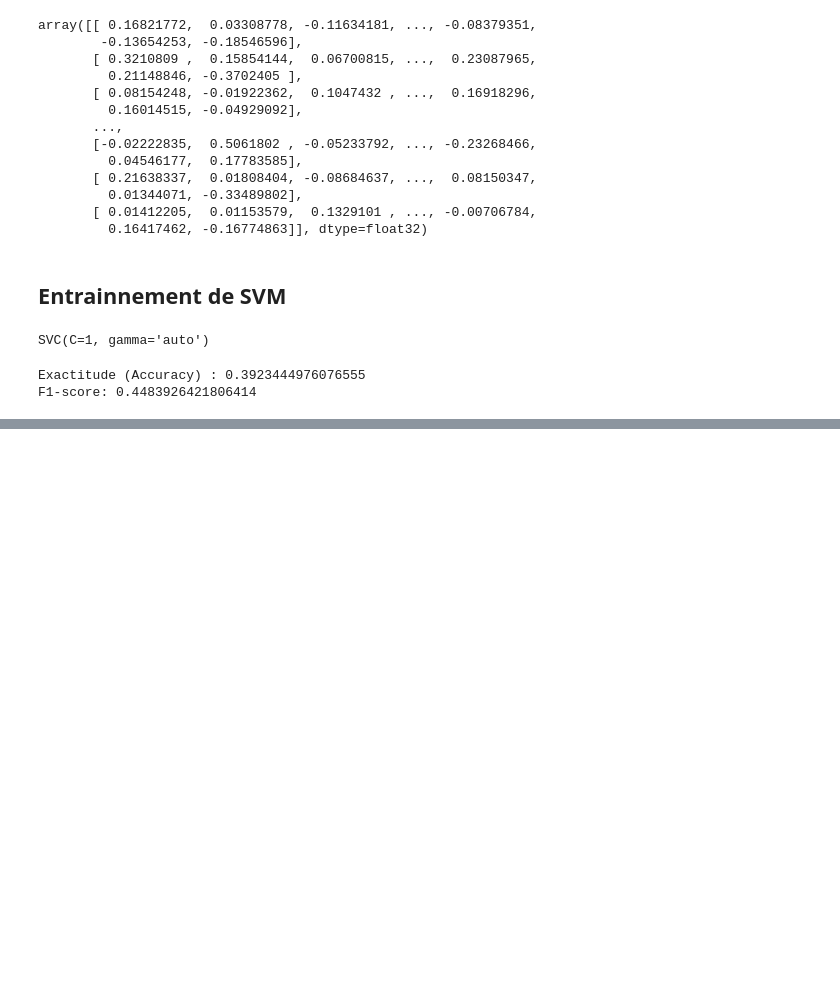
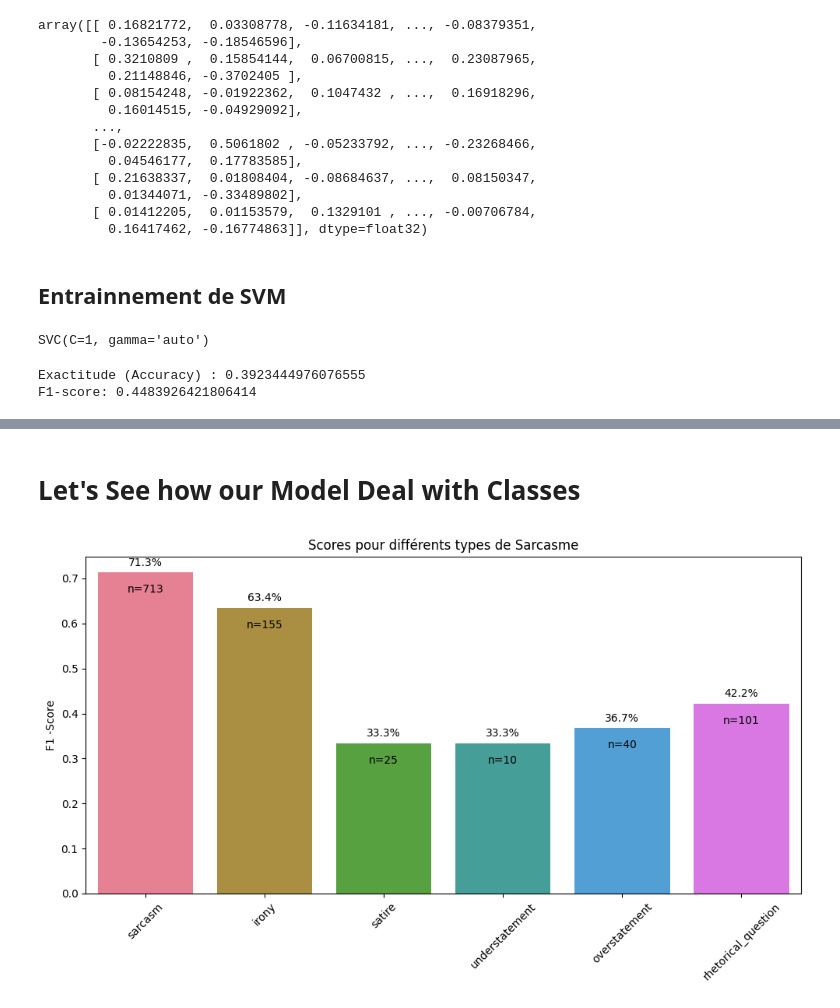
Before and after one commit to Boussairi/NLP-Project, a Jupyter notebook: Task B.ipynb, the cells around one changed output, grey strips where cells are left out. Drawn from its saved outputs; the diff is of its cells as text; code cells hidden in the pictures; blank space fills up the shorter version.

Commit message:
Add visualization

```diff
--- a/Task B.ipynb
+++ b/Task B.ipynb
@@ -314,0 +315,2 @@ F1-score: 0.4483926421806414
+# %% [markdown]
+# Let's See how our Model Deal with Classes
@@ -314,0 +324,43 @@ F1-score: 0.4483926421806414
+# %%
+y_pred = clf.predict(df_melted.loc[indices0]['tweet_embedding'].tolist())
+f1score_0 = f1_score (df_melted.loc[indices0]['category_name'], y_pred, average='weighted')
+
+y_pred = clf.predict(df_melted.loc[indices1]['tweet_embedding'].tolist())
+f1score_1 = f1_score (df_melted.loc[indices1]['category_name'], y_pred, average='weighted')
+
+y_pred = clf.predict(df_melted.loc[indices2]['tweet_embedding'].tolist())
+f1score_2 = f1_score (df_melted.loc[indices2]['category_name'], y_pred, average='weighted')
+
+y_pred = clf.predict(df_melted.loc[indices3]['tweet_embedding'].tolist())
+f1score_3 = f1_score (df_melted.loc[indices3]['category_name'], y_pred, average='weighted')
+
+y_pred = clf.predict(df_melted.loc[indices4]['tweet_embedding'].tolist())
+f1score_4 = f1_score (df_melted.loc[indices4]['category_name'], y_pred, average='weighted')
+
+y_pred = clf.predict(df_melted.loc[indices5]['tweet_embedding'].tolist())
+f1score_5 = f1_score (df_melted.loc[indices5]['category_name'], y_pred, average='weighted')
+# %%
+
+y = [f1score_0, f1score_1, f1score_2, f1score_3, f1score_4, f1score_5]
+nbre_donnes = [len(indices0), len(indices1), len(indices2), len(indices3), len(indices4), len(indices5)]
+x = ['sarcasm', 'irony', 'satire', 'understatement', 'overstatement', 'rhetorical_question']
+
+# Palette de couleurs de seaborn
+palette = sns.color_palette("husl", len(x))
+
+# Création du barplot
+plt.figure(figsize=(10, 6))
+sns.barplot(x=x, y=y, palette=palette)
+plt.ylabel('F1 -Score')
+plt.title('Scores pour différents types de Sarcasme')
+plt.xticks(rotation=45)
+
+# Ajouter les pourcentages au-dessus de chaque barre
+for i, (v, n) in enumerate(zip(y, nbre_donnes)):
+    plt.text(i, v + 0.01, f"{v:.1%}", ha='center', va='bottom')
+    plt.text(i, v - 0.05, f"n={n}", ha='center', va='bottom', color='black')
+
+plt.tight_layout()
+plt.show()
+# %% [output]
+[figure, added]
```
Also changed, not shown: parts of 3 cells of this notebook.
